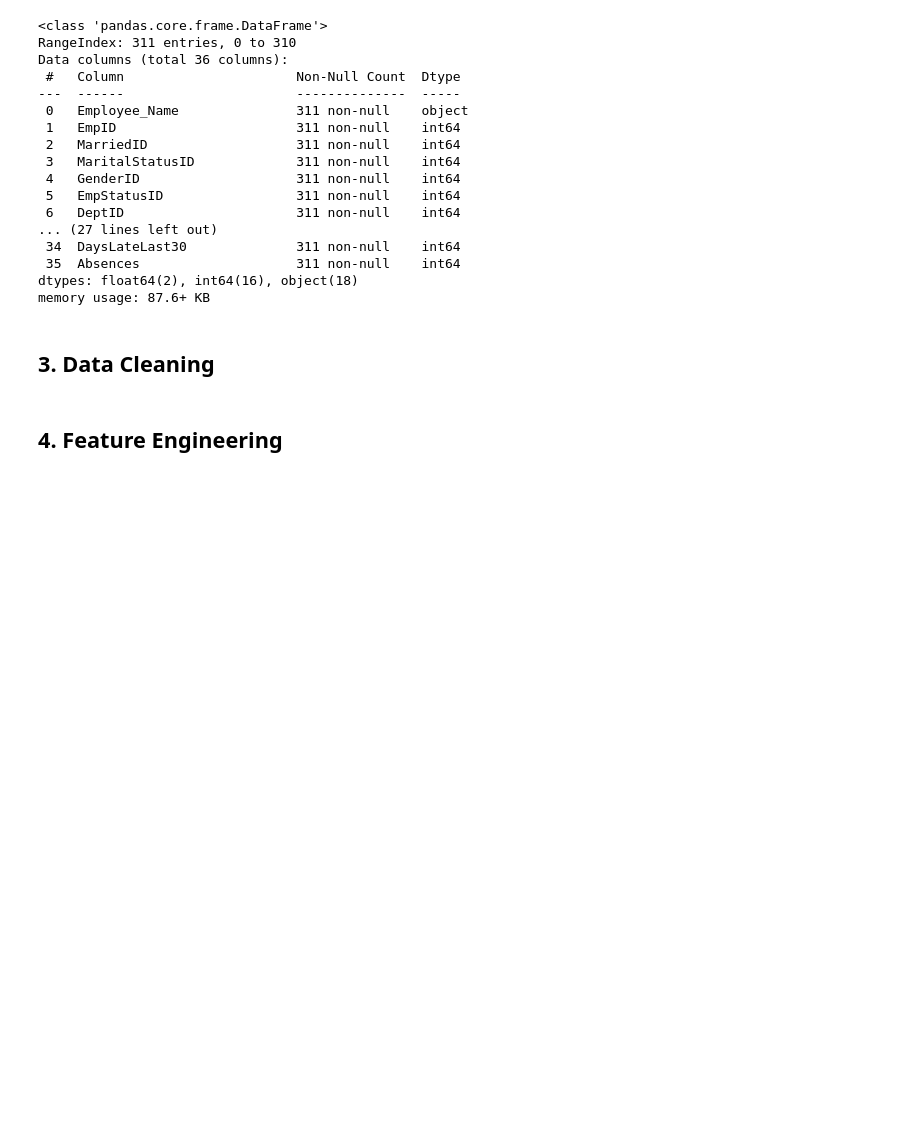
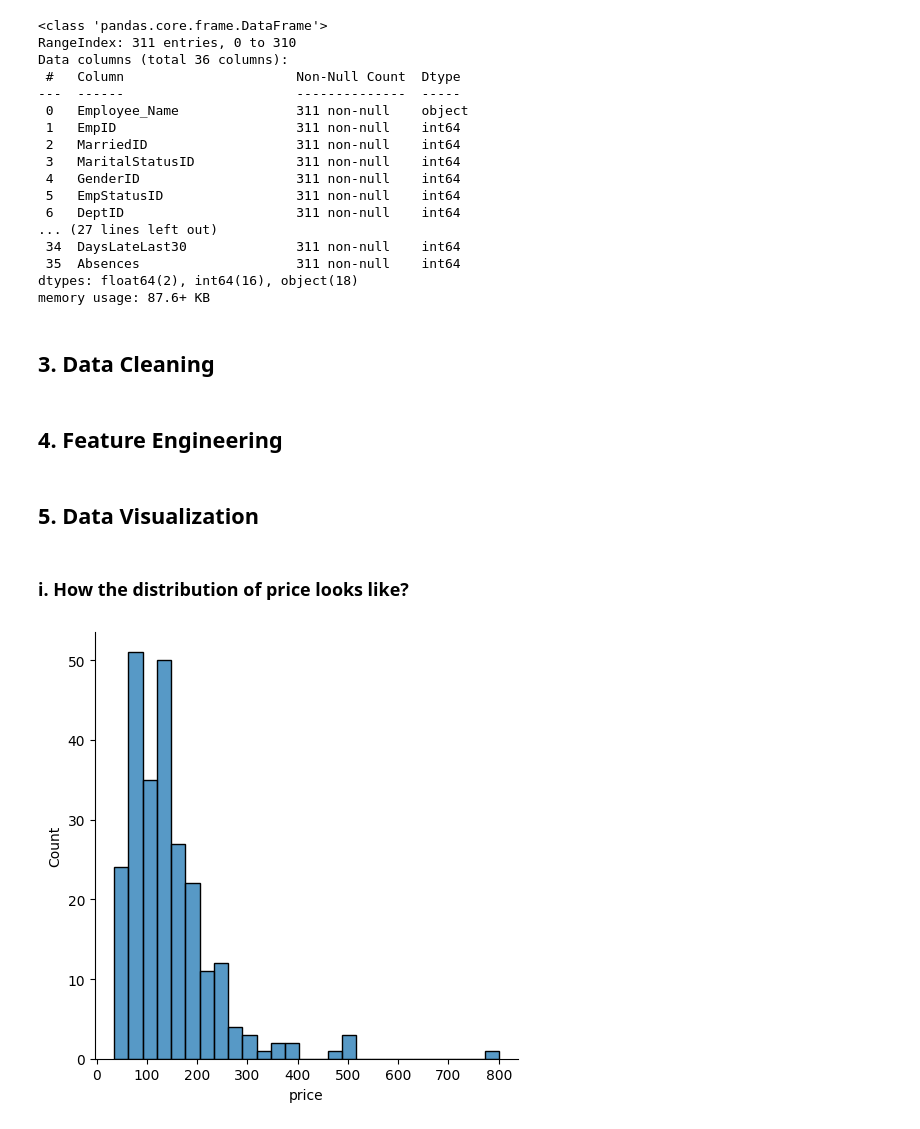
Before and after one commit to sank3t/Assignment-4, a Jupyter notebook: Data_Cleaning_and_Visualization.ipynb, the cells around one changed output. Cells and saved outputs as stored; diff of their text form; code cells hidden in the pictures; blank space fills up the shorter version.

Commit message:
Added graphs

```diff
--- a/Data_Cleaning_and_Visualization.ipynb
+++ b/Data_Cleaning_and_Visualization.ipynb
@@ -96,3 +96,12 @@ hr_df = hr_df.drop(columns=["MarriedID", "MaritalStatusID", "GenderID"])
 # %%
 # Creating tenure spent in days in the company
 hr_df["tenure_days"] = hr_df["DateofTermination"] - hr_df["DateofHire"]
+# %% [markdown]
+## 5. Data Visualization
+# %% [markdown]
+### i. How the distribution of price looks like?
+# %%
+sns.displot(x="price", data=airbnb_df)
+plt.show()
+# %% [output]
+[figure, added]
```
Also changed, not shown: parts of 13 cells of this notebook.
